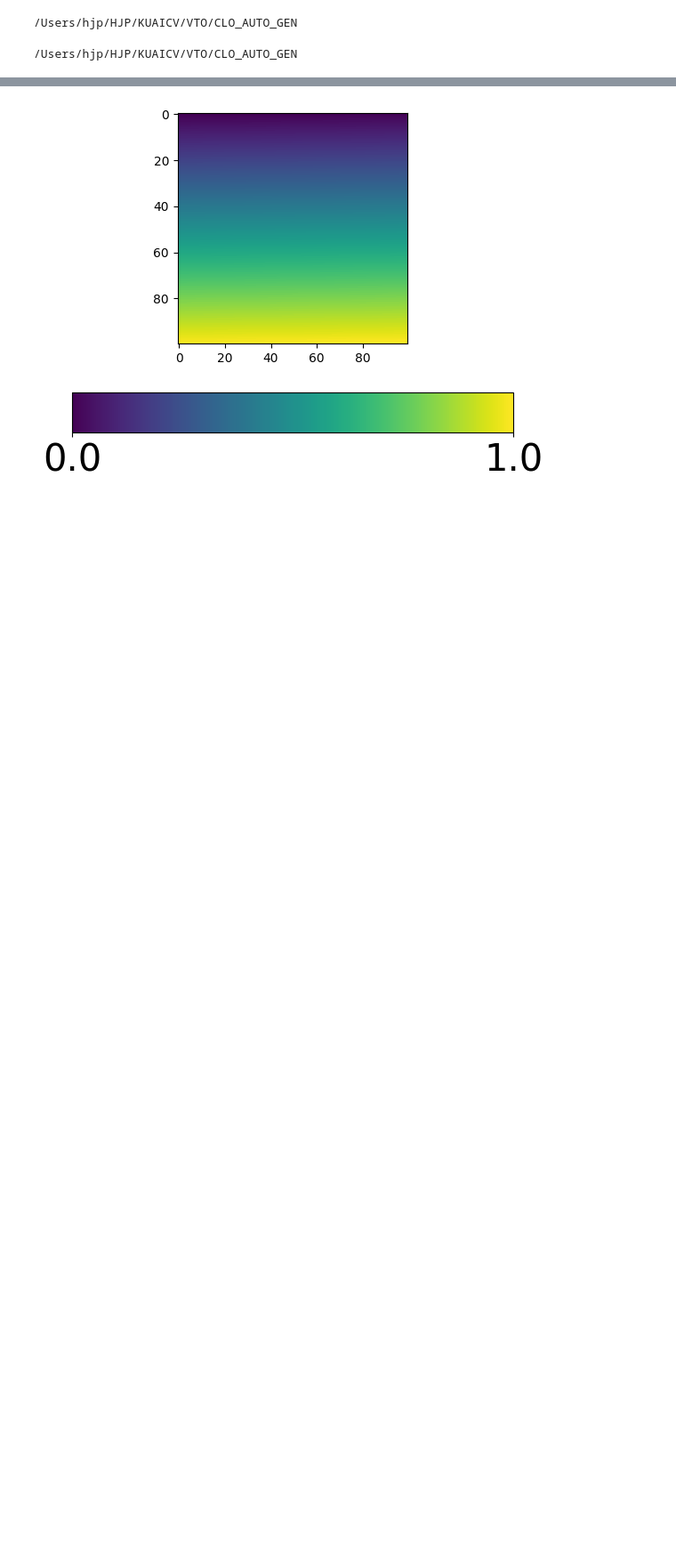
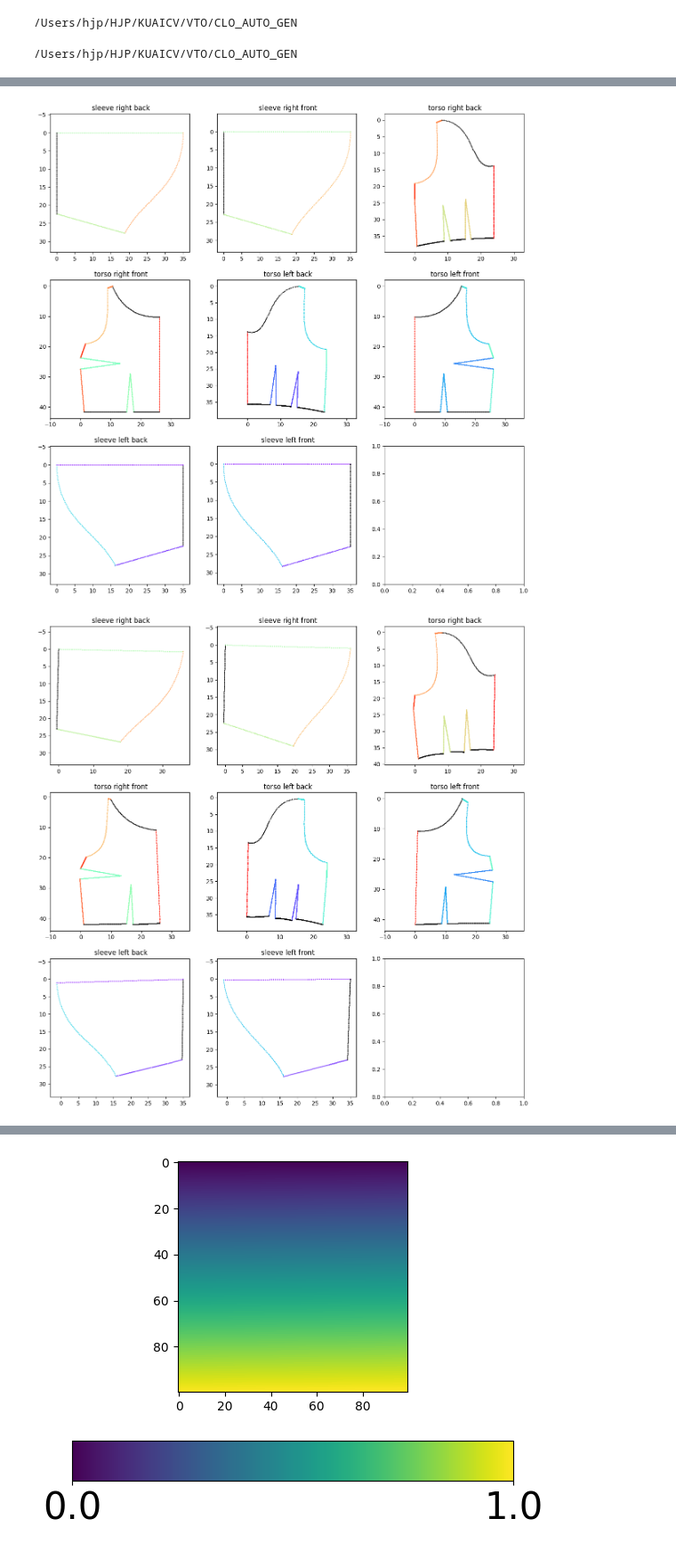
Before and after one commit to 2InfinityN6eyond/CLO_AUTO_GEN, a Jupyter notebook: ANALYSIS/make_residual.ipynb, the cells around one changed output, grey strips where cells are left out. Shown: that part at 89% size. Cells and saved outputs as stored; diff of their text form; code cells hidden in the pictures; blank space fills up the shorter version.

```diff
--- a/ANALYSIS/make_residual.ipynb
+++ b/ANALYSIS/make_residual.ipynb
@@ -648,0 +653,62 @@ dict_keys(['pant_b_r', 'pant_f_r', 'pant_b_l', 'pant_f_l'])
+# %%
+PLOT_N_ROWs = 1
+PLOT_N_COLs = 3
+
+
+few_view_label.make_residual(
+    perterb_ratio = 0.2
+)
+
+for garment_id in few_view_label.residual_sewing_pattern_dict.keys() :
+    orig_sewing_pattern = few_view_label.sewing_pattern_dict[garment_id]
+    residual_sewing_pattern = few_view_label.residual_sewing_pattern_dict[garment_id]
+
+    orig_sewing_pattern.draw(
+        color_list = few_view_label.seam_color_list_dict[garment_id],
+        plot_stitch_name=False,
+        unify_plot_scale=True,
+    )
+
+    plt.show()
+
+    residual_sewing_pattern.draw(
+        color_list = few_view_label.seam_color_list_dict[garment_id],
+        plot_stitch_name=False,
+        unify_plot_scale=True,
+    )
+
+    plt.show()
+
+    continue
+
+
+    for panel_name in orig_sewing_pattern.panel_dict.keys() :
+        orig_panel = orig_sewing_pattern.panel_dict[panel_name]
+        residual_panel = residual_sewing_pattern.panel_dict[panel_name]
+
+        PLOT_IDX = 1
+        plt.figure(figsize=(30, 10))
+        plt.subplot(PLOT_N_ROWs, PLOT_N_COLs, PLOT_IDX); PLOT_IDX += 1
+        orig_panel.draw()
+
+        plt.subplot(PLOT_N_ROWs, PLOT_N_COLs, PLOT_IDX); PLOT_IDX += 1
+        residual_panel.draw()
+
+        plt.subplot(PLOT_N_ROWs, PLOT_N_COLs, PLOT_IDX); PLOT_IDX += 1
+        ax = plt.gca()
+        orig_panel.draw(
+            ax=ax,
+            plot_arrow=False,
+            edge_color_list=['black'] * len(orig_panel.svg_path),
+            N_SAMPLE_PER_EDGE=300,
+        )
+        residual_panel.draw(
+            ax=ax, plot_arrow=False,
+            N_SAMPLE_PER_EDGE=300,
+        )
+        ax.invert_yaxis()
+
+        plt.show()
+# %% [output]
+[figure, added]
+[figure, added]
```
Also changed, not shown: parts of 17 cells of this notebook, 59 other files.
